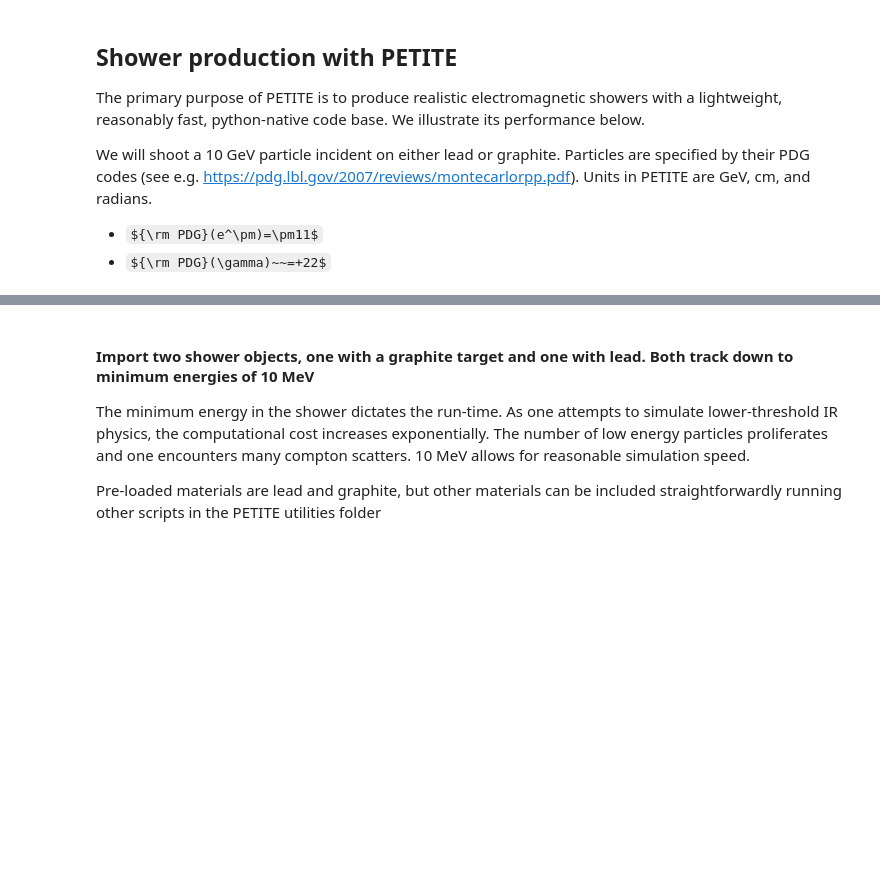
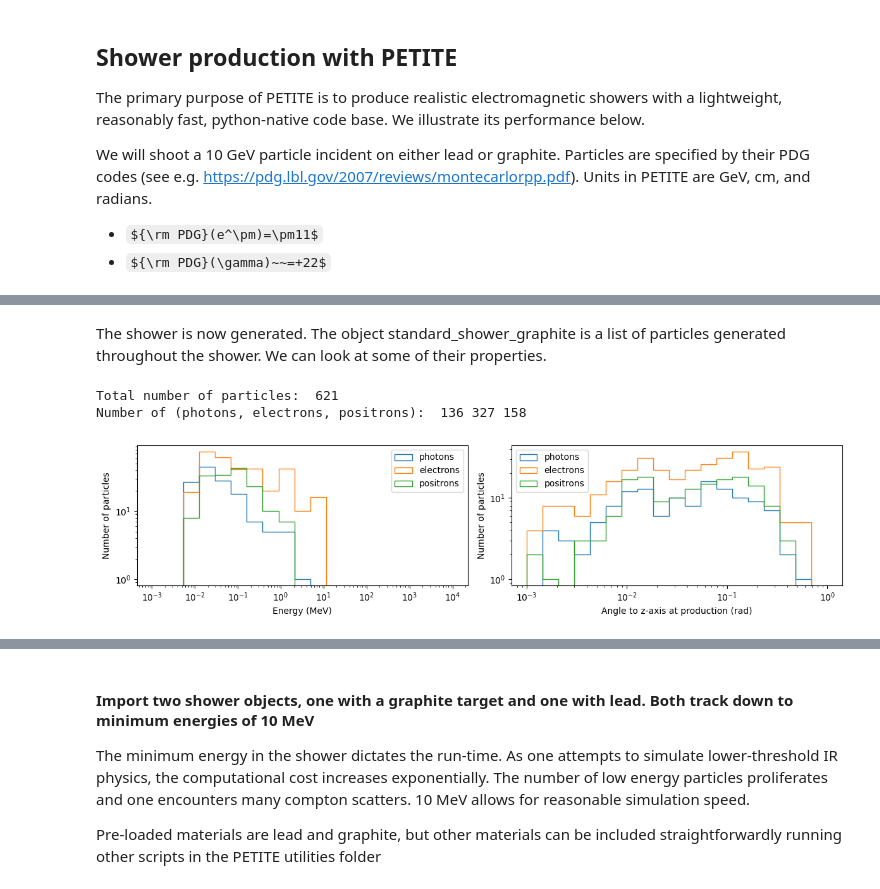
Before and after one commit to kjkellyphys/PETITE, a Jupyter notebook: examples/tutorial.ipynb, the cells around one changed output, grey strips where cells are left out. Cells and saved outputs as stored; diff of their text form; code cells hidden in the pictures; some formulas as TeX source; blank space fills up the shorter version.

```diff
--- a/examples/tutorial.ipynb
+++ b/examples/tutorial.ipynb
@@ -38,6 +38,10 @@ In this tutorial you will learn how to
 4. Analyze the accept/reject method used by PETITE, based on precomputed shower samples
 5. Understand how to generate novel shower samples.
 # %%
+# Force reload (if changes have been made to the module)
+%load_ext autoreload
+%autoreload 2
+
 # Initialization of the tutorial
 from platform import python_version
 print("Python version: ", python_version())
@@ -50,8 +54,9 @@ current_path = os.getcwd()
 PETITE_home_dir= current_path.split('examples')[0]
 
 print("PETITE home directory:", PETITE_home_dir)
-
-dictionary_dir = "data/VEGAS_dictionaries/"
+# folder where VEGAS dictionaries are stored
+# dictionary_dir = "data/VEGAS_dictionaries/"
+dictionary_dir = "coarsegrid_test/"
 # %% [output]
 Python version:  3.8.16
 Numpy version:  1.23.5
@@ -119,4 +124,7 @@ We will shoot a 10 GeV particle incident on either lead or graphite. Particles a
 E0 = 10. # energy of incident particle in GeV
 # Define incident electron
 px, py, pz = 0, 0, np.sqrt(E0**2 - 0.000511**2)
-p0 = Particle(11, [E0, px, py, pz], [0,0,0])
+# dictionary with particle properties
+# The crucial keys are 'PID' and 'ID', others are for efficient bookkeeping
+particle_dict = {'PID':11, 'ID':0, 'generation_number':0, 'generation_process':'Input'}
+p0 = Particle([E0, px, py, pz], [0,0,0], particle_dict)
@@ -126,5 +132,6 @@ AttributeError: 'list' object has no attribute 'keys'
 # Shower(directory, material, minimum_energy)
 sGraphite = Shower(PETITE_home_dir+dictionary_dir, "graphite", 0.010)
 sLead = Shower(PETITE_home_dir+dictionary_dir, "lead", 0.010)
-# Generate standard shower
-standard_shower = sGraphite.generate_shower(11, p0.get_p0(), 22, VB=True)
+# Generate standard shower for graphite and lead, let's do some verbosity to see what's going on
+standard_shower_graphite = sGraphite.generate_shower(p0, VB=True)
+standard_shower_lead = sLead.generate_shower(p0, VB=True)
@@ -130,0 +147,38 @@ standard_shower = sGraphite.generate_shower(11, p0.get_p0(), 22, VB=True)
+# %% [markdown]
+The shower is now generated. The object standard_shower_graphite is a list of particles generated throughout the shower. We can look at some of their properties.
+# %%
+# Let's look at different particles in the shower and their properties.
+print('Total number of particles: ', len(standard_shower_graphite))
+photons = [p for p in standard_shower_graphite if p.get_pid() == 22]
+electrons = [p for p in standard_shower_graphite if p.get_pid() == 11]
+positrons = [p for p in standard_shower_graphite if p.get_pid() == -11]
+print('Number of (photons, electrons, positrons): ', len(photons), len(electrons), len(positrons))
+# Let's look at the energy and angle spectra of all particles.
+# Let's make these plots in log-log scale, all particles go in the same plot, energy goes in the left panel, while angle goes in the right panel.
+bins_energy = np.logspace(-3, 4, 20)
+bins_angle = np.logspace(-3, 0, 20) # radians
+plt.figure(figsize=(12, 3))
+plt.subplot(121)
+plt.hist([p.get_p0()[0] for p in photons], bins=bins_energy, histtype='step', label='photons')
+plt.hist([p.get_p0()[0] for p in electrons], bins=bins_energy, histtype='step', label='electrons')
+plt.hist([p.get_p0()[0] for p in positrons], bins=bins_energy, histtype='step', label='positrons')
+plt.xscale('log')
+plt.yscale('log')
+plt.xlabel('Energy (MeV)')
+plt.ylabel('Number of particles')
+plt.legend()
+plt.subplot(122)
+plt.hist([p.get_angle_to_z_0() for p in photons], bins=bins_angle, histtype='step', label='photons')
+plt.hist([p.get_angle_to_z_0() for p in electrons], bins=bins_angle, histtype='step', label='electrons')
+plt.hist([p.get_angle_to_z_0() for p in positrons], bins=bins_angle, histtype='step', label='positrons')
+plt.xscale('log')
+plt.yscale('log')
+plt.xlabel('Angle to z-axis at production (rad)')
+plt.ylabel('Number of particles')
+plt.legend()
+plt.tight_layout()
+plt.show()
+# %% [output]
+Total number of particles:  621
+Number of (photons, electrons, positrons):  136 327 158
+[figure, added]
```
Also changed, not shown: parts of 5 cells of this notebook, 1 other file.
